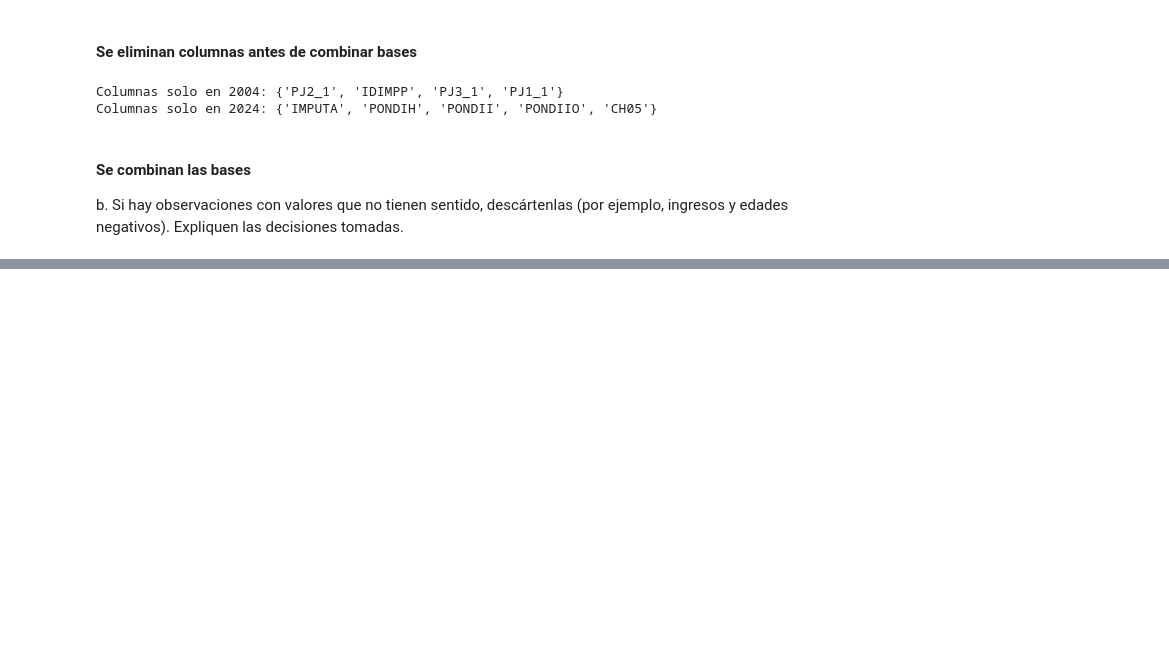
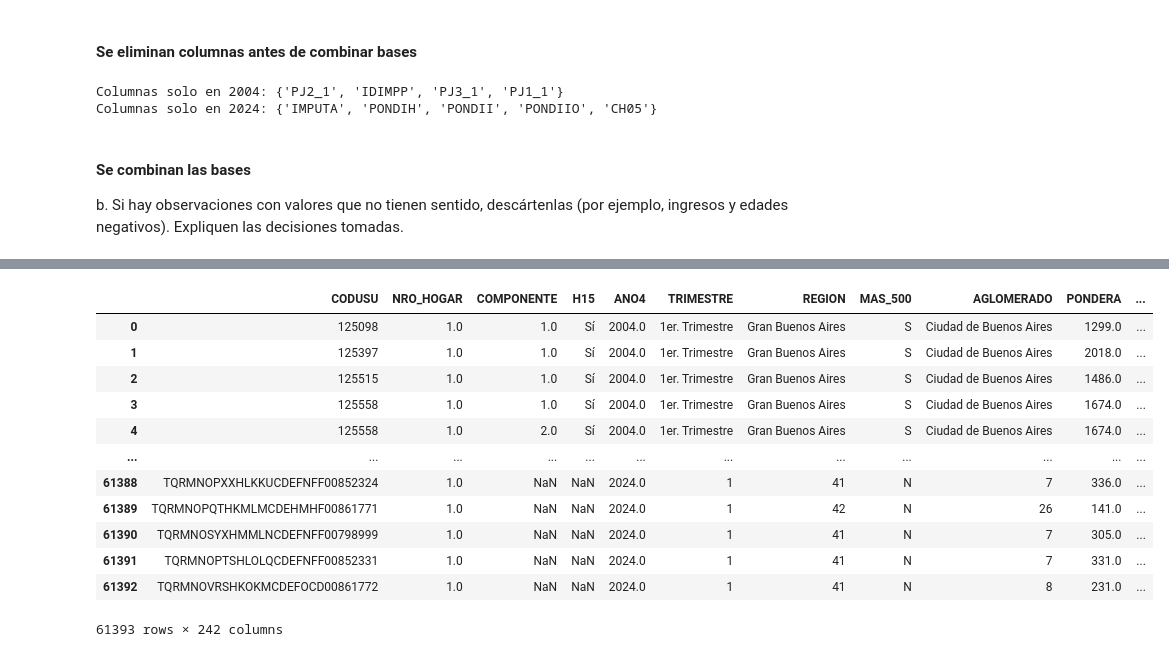
Before and after one commit to maggiecobb/CC408-T1-5, a Jupyter notebook: TP 4/TP 4.ipynb, the cells around one changed output, grey strips where cells are left out. Cells and saved outputs as stored; diff of their text form; code cells hidden in the pictures; blank space fills up the shorter version.

```diff
--- a/TP 4/TP 4.ipynb
+++ b/TP 4/TP 4.ipynb
@@ -264,0 +336,16 @@ df_combined
+# %%
+super_combinado
+# %% [output]
+|  | CODUSU | NRO_HOGAR | COMPONENTE | H15 | ANO4 | TRIMESTRE | REGION | MAS_500 | AGLOMERADO | PONDERA | ... |
+| 0 | 125098 | 1.0 | 1.0 | Sí | 2004.0 | 1er. Trimestre | Gran Buenos Aires | S | Ciudad de Buenos Aires | 1299.0 | ... |
+| 1 | 125397 | 1.0 | 1.0 | Sí | 2004.0 | 1er. Trimestre | Gran Buenos Aires | S | Ciudad de Buenos Aires | 2018.0 | ... |
+| 2 | 125515 | 1.0 | 1.0 | Sí | 2004.0 | 1er. Trimestre | Gran Buenos Aires | S | Ciudad de Buenos Aires | 1486.0 | ... |
+| 3 | 125558 | 1.0 | 1.0 | Sí | 2004.0 | 1er. Trimestre | Gran Buenos Aires | S | Ciudad de Buenos Aires | 1674.0 | ... |
+| 4 | 125558 | 1.0 | 2.0 | Sí | 2004.0 | 1er. Trimestre | Gran Buenos Aires | S | Ciudad de Buenos Aires | 1674.0 | ... |
+| ... | ... | ... | ... | ... | ... | ... | ... | ... | ... | ... | ... |
+| 61388 | TQRMNOPXXHLKKUCDEFNFF00852324 | 1.0 | NaN | NaN | 2024.0 | 1 | 41 | N | 7 | 336.0 | ... |
+| 61389 | TQRMNOPQTHKMLMCDEHMHF00861771 | 1.0 | NaN | NaN | 2024.0 | 1 | 42 | N | 26 | 141.0 | ... |
+| 61390 | TQRMNOSYXHMMLNCDEFNFF00798999 | 1.0 | NaN | NaN | 2024.0 | 1 | 41 | N | 7 | 305.0 | ... |
+| 61391 | TQRMNOPTSHLOLQCDEFNFF00852331 | 1.0 | NaN | NaN | 2024.0 | 1 | 41 | N | 7 | 331.0 | ... |
+| 61392 | TQRMNOVRSHKOKMCDEFOCD00861772 | 1.0 | NaN | NaN | 2024.0 | 1 | 41 | N | 8 | 231.0 | ... |
+61393 rows × 242 columns
```
Also changed, not shown: parts of 10 cells of this notebook.
